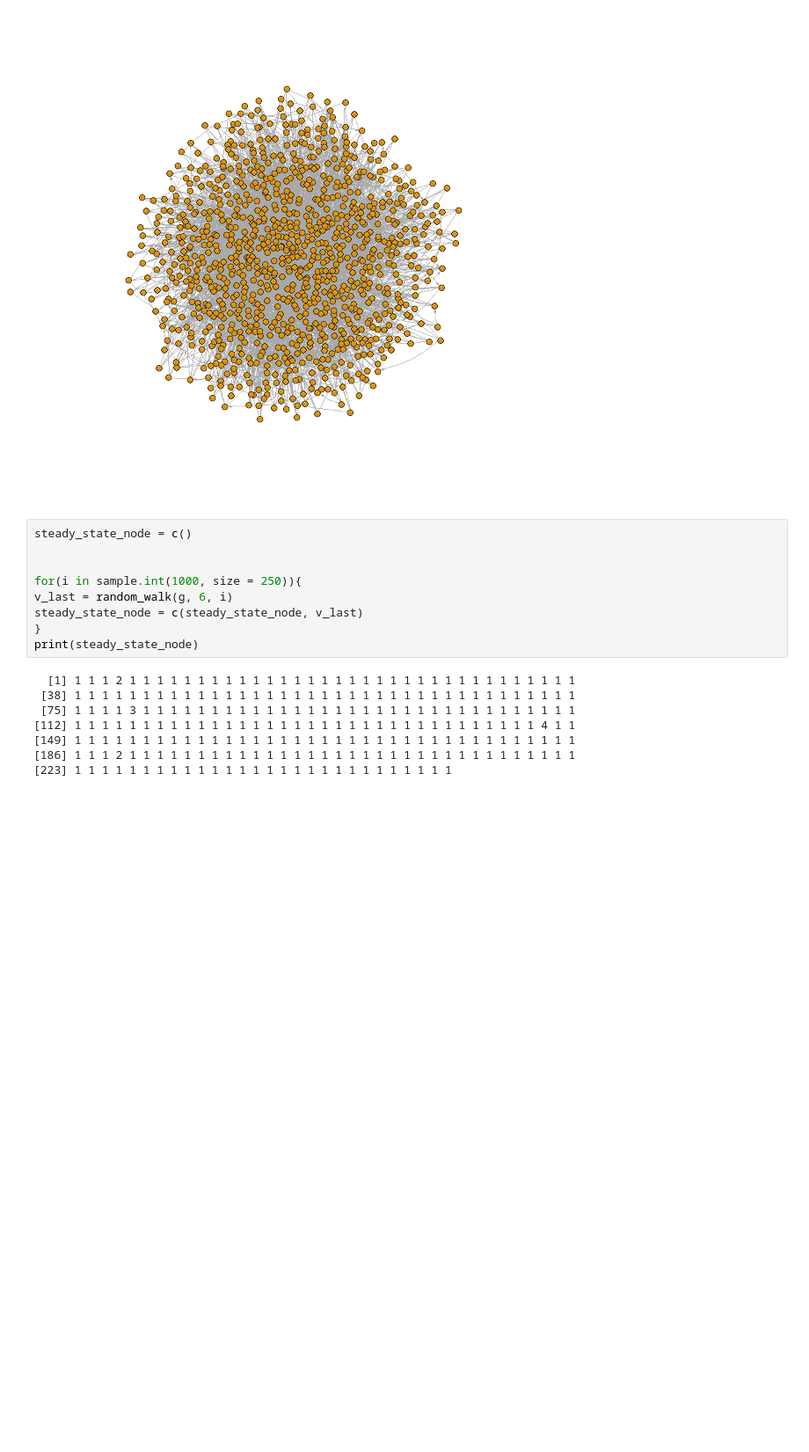
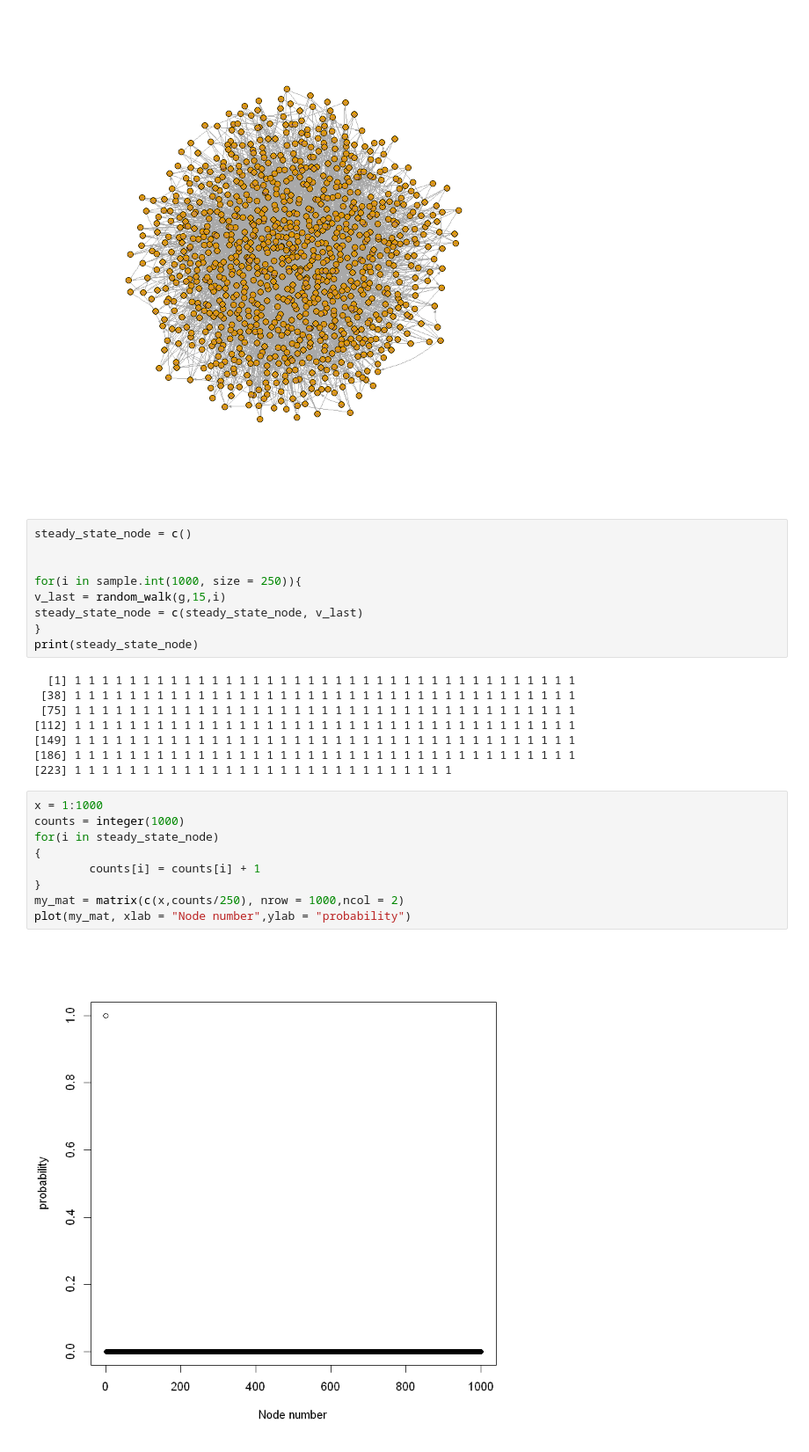
Before and after one commit to ayushdg/Random-Graphs-and-Random-Walks, a Jupyter notebook: P2_Q3_Ayush.ipynb, the cells around one changed output. Shown at 88% size. Drawn from its saved outputs; the diff is of its cells as text; blank space fills up the shorter version.

```diff
--- a/P2_Q3_Ayush.ipynb
+++ b/P2_Q3_Ayush.ipynb
@@ -65,15 +65,26 @@ steady_state_node = c()
 
 
 for(i in sample.int(1000, size = 250)){
-v_last = random_walk(g, 6, i)
+v_last = random_walk(g,15,i)
 steady_state_node = c(steady_state_node, v_last)
 }
 print(steady_state_node)
 # %% [output]
-  [1] 1 1 1 2 1 1 1 1 1 1 1 1 1 1 1 1 1 1 1 1 1 1 1 1 1 1 1 1 1 1 1 1 1 1 1 1 1
+  [1] 1 1 1 1 1 1 1 1 1 1 1 1 1 1 1 1 1 1 1 1 1 1 1 1 1 1 1 1 1 1 1 1 1 1 1 1 1
  [38] 1 1 1 1 1 1 1 1 1 1 1 1 1 1 1 1 1 1 1 1 1 1 1 1 1 1 1 1 1 1 1 1 1 1 1 1 1
- [75] 1 1 1 1 3 1 1 1 1 1 1 1 1 1 1 1 1 1 1 1 1 1 1 1 1 1 1 1 1 1 1 1 1 1 1 1 1
-[112] 1 1 1 1 1 1 1 1 1 1 1 1 1 1 1 1 1 1 1 1 1 1 1 1 1 1 1 1 1 1 1 1 1 1 4 1 1
+ [75] 1 1 1 1 1 1 1 1 1 1 1 1 1 1 1 1 1 1 1 1 1 1 1 1 1 1 1 1 1 1 1 1 1 1 1 1 1
+[112] 1 1 1 1 1 1 1 1 1 1 1 1 1 1 1 1 1 1 1 1 1 1 1 1 1 1 1 1 1 1 1 1 1 1 1 1 1
 [149] 1 1 1 1 1 1 1 1 1 1 1 1 1 1 1 1 1 1 1 1 1 1 1 1 1 1 1 1 1 1 1 1 1 1 1 1 1
-[186] 1 1 1 2 1 1 1 1 1 1 1 1 1 1 1 1 1 1 1 1 1 1 1 1 1 1 1 1 1 1 1 1 1 1 1 1 1
+[186] 1 1 1 1 1 1 1 1 1 1 1 1 1 1 1 1 1 1 1 1 1 1 1 1 1 1 1 1 1 1 1 1 1 1 1 1 1
 [223] 1 1 1 1 1 1 1 1 1 1 1 1 1 1 1 1 1 1 1 1 1 1 1 1 1 1 1 1
+# %%
+x = 1:1000
+counts = integer(1000)
+for(i in steady_state_node)
+{
+        counts[i] = counts[i] + 1
+}
+my_mat = matrix(c(x,counts/250), nrow = 1000,ncol = 2)
+plot(my_mat, xlab = "Node number",ylab = "probability")
+# %% [output]
+[figure, added]
```
Also changed, not shown: parts of 3 cells of this notebook.
